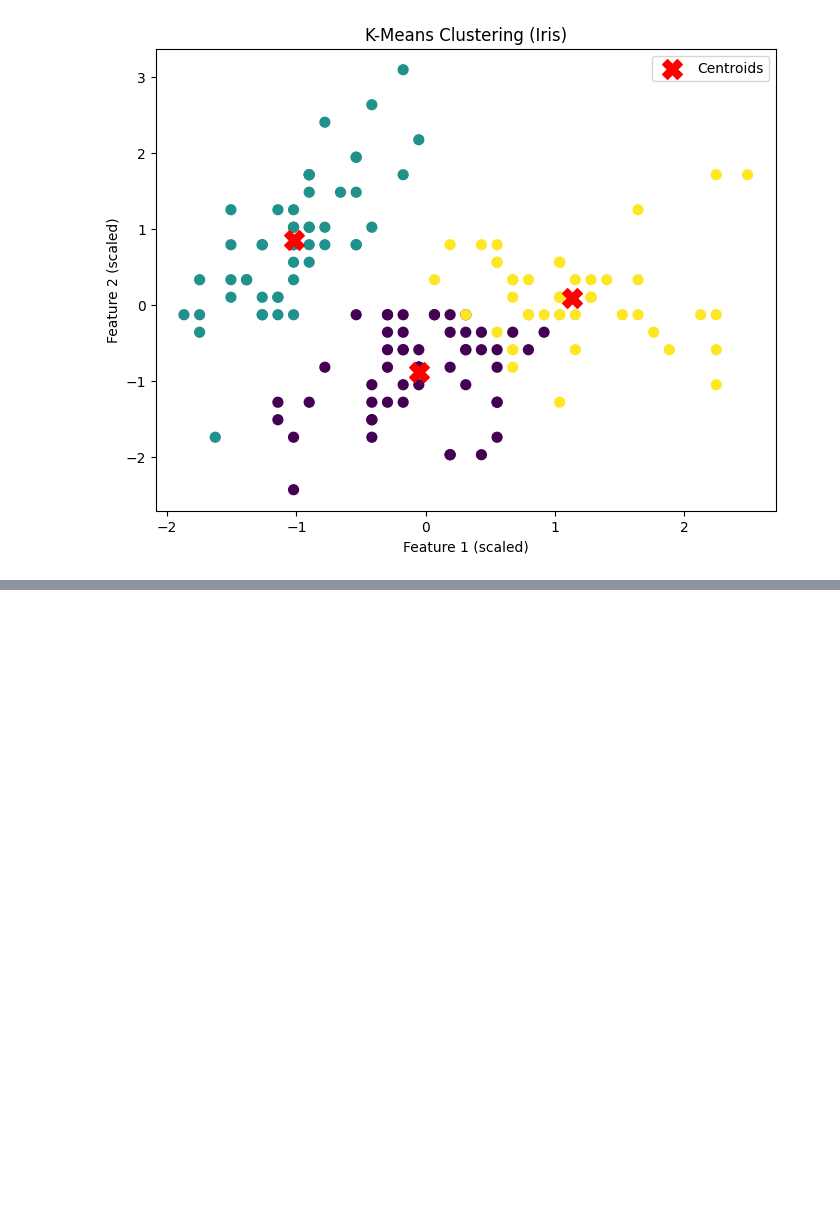
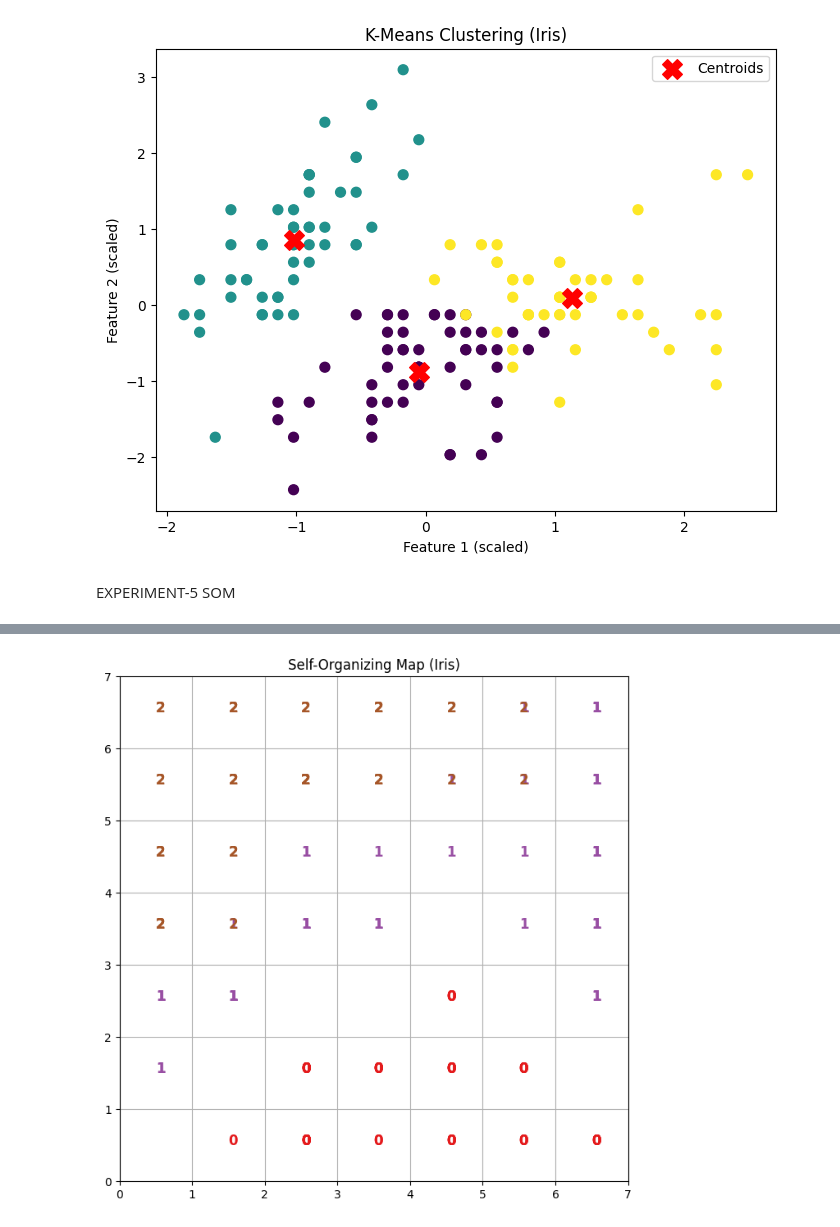
Before and after one commit to Saniya-Nawaz/ML-Lab, a Jupyter notebook: ML_Lab_Program.ipynb, the cells around one changed output, grey strips where cells are left out. Saved outputs shown, nothing was run; the diff lists cells and outputs as text; code cells hidden in the pictures; blank space fills up the shorter version.

```diff
--- a/ML_Lab_Program.ipynb
+++ b/ML_Lab_Program.ipynb
@@ -422,3 +424,64 @@ Scaled data:
 3        1
 4        1
 [figure]
+# %% [markdown]
+EXPERIMENT-5 SOM
+# %%
+
+!pip install minisom pandas scikit-learn matplotlib
+
+import pandas as pd
+import numpy as np
+import matplotlib.pyplot as plt
+from sklearn.datasets import load_iris
+from sklearn.preprocessing import MinMaxScaler
+from minisom import MiniSom
+
+# Step 1: Load the Iris dataset
+iris = load_iris(as_frame=True)
+X = iris.data.values
+y = iris.target
+
+print("Dataset shape:", X.shape)
+
+# Step 2: Normalize the features
+scaler = MinMaxScaler()
+X_scaled = scaler.fit_transform(X)
+
+# Step 3: Initialize the SOM
+som_size = 7
+
+som = MiniSom(
+    x=som_size,
+    y=som_size,
+    input_len=X_scaled.shape[1],
+    sigma=1.0,
+    learning_rate=0.5,
+    random_seed=42
+)
+
+som.random_weights_init(X_scaled)
+som.train_random(X_scaled, num_iteration=1000)
+
+print("\nSOM training completed.")
+
+# Step 4: Visualize the SOM
+plt.figure(figsize=(8, 8))
+
+for i, x in enumerate(X_scaled):
+    w = som.winner(x)
+
+    plt.text(
+        w[0] + 0.5,
+        w[1] + 0.5,
+        str(y[i]),
+        color=plt.cm.Set1(y[i] / 3.0),
+        fontdict={"weight": "bold", "size": 12}
+    )
+
+plt.title("Self-Organizing Map (Iris)")
+plt.xlim([0, som_size])
+plt.ylim([0, som_size])
+plt.grid(True)
+plt.show()
+# %% [output]
@@ -424,0 +505 @@ Scaled data:
+[figure, added]
```
Also changed, not shown: parts of 8 cells of this notebook.
